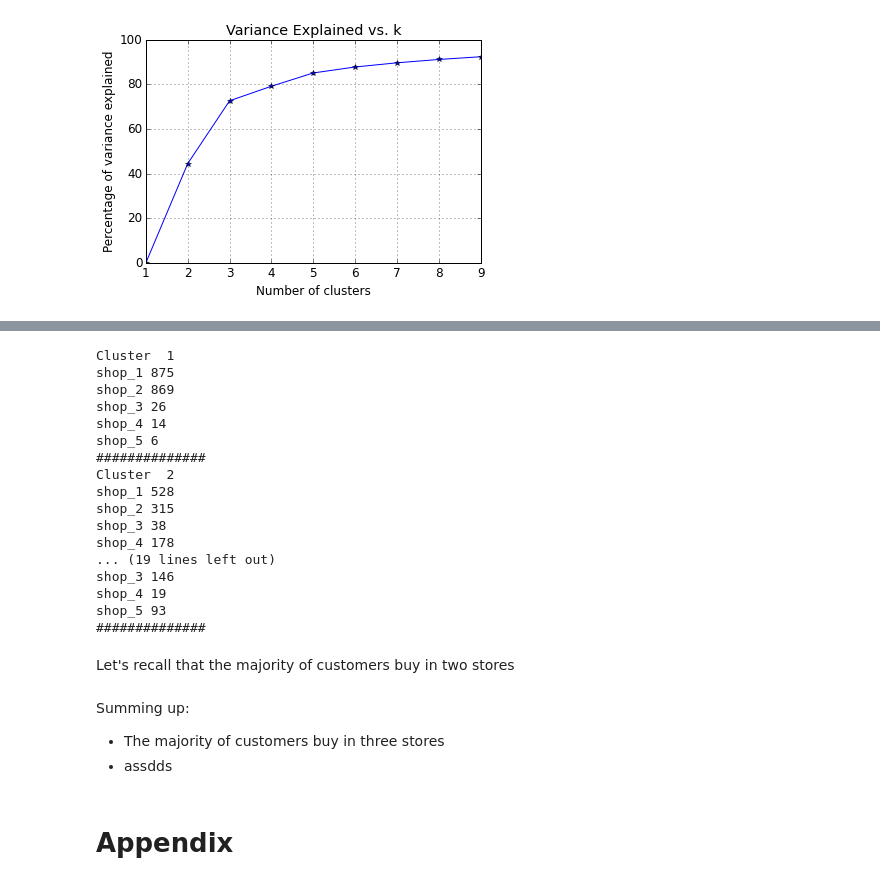
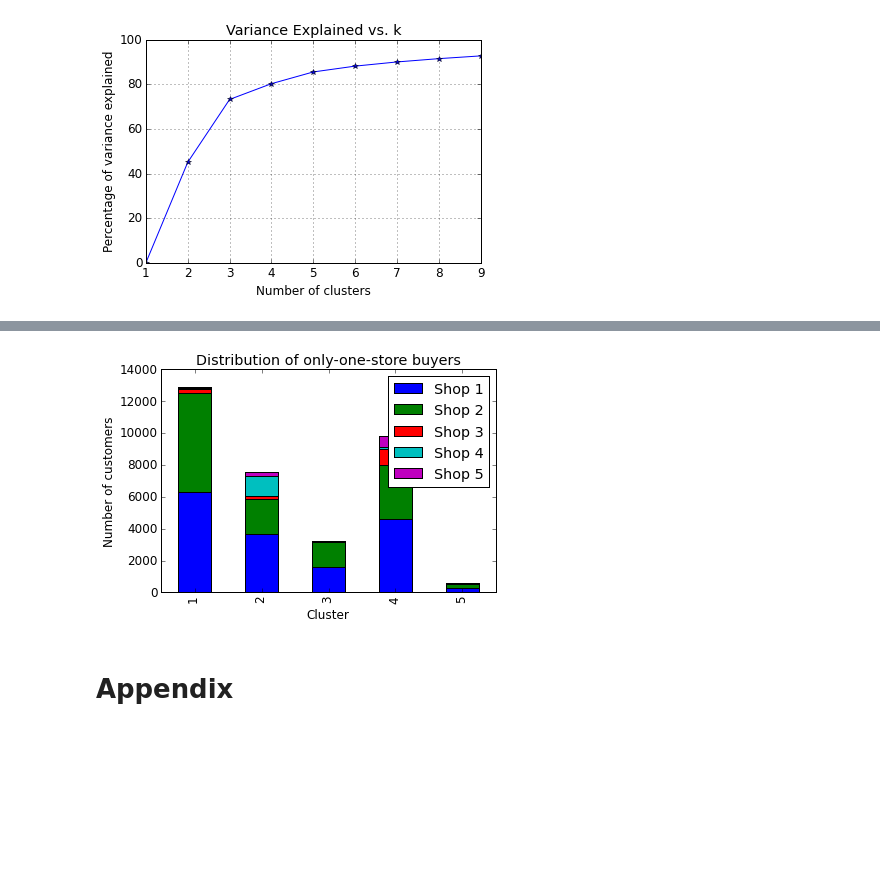
Before and after one commit to rcuevass/clustering_PCA_marketing, a Jupyter notebook: Store range effect in purchase.ipynb, the cells around one changed output, grey strips where cells are left out. Cells and saved outputs as stored; diff of their text form; code cells hidden in the pictures; blank space fills up the shorter version.

```diff
--- a/Store range effect in purchase.ipynb
+++ b/Store range effect in purchase.ipynb
@@ -773,8 +770,0 @@ df_clusters.head()
-# %%
-for m in range(1,num_clusters+1):
-    print "Cluster " , m
-    for k in range(1,6):
-        text = 'shop_' + str(k)
-        print text, df_clusters[(df_clusters.cluster == m) &
-                                     (df_clusters['shop_'+str(k)] != 0 )].shape[0]
-    print "#######"*2
@@ -799,27 +770,0 @@ shop_5 10
-# %%
-for m in range(1,num_clusters+1):
-    print "Cluster " , m
-    for k in range(1,6):
-        text = 'shop_' + str(k)
-
-        #print text, df_clusters[(df_clusters.cluster == m) & (df_clusters[text] != 0 )].shape[0]
-        print text, df_clusters[(df_clusters.cluster == m) & (df_clusters[text] != 0 )].shape[0]
-    print "#######"*2
-# %% [output]
-Cluster  1
-shop_1 875
-shop_2 869
-shop_3 26
-shop_4 14
-shop_5 6
-##############
-Cluster  2
-shop_1 528
-shop_2 315
-shop_3 38
-shop_4 178
-... (19 lines left out)
-shop_3 146
-shop_4 19
-shop_5 93
-##############
@@ -832,6 +770,0 @@ plt.show()
-# %% [markdown]
-Let's recall that the majority of customers buy in two stores
-# %% [markdown]
-Summing up:
-* The majority of customers buy in three stores
-* assdds
@@ -932,3 +771,28 @@ print sum((data[text_] != 0.))
+# %%
+matrix_clusters = np.zeros((5,5))
+for m in range(num_clusters):
+    #print "Cluster " , m+1
+    for k in range(5):
+        text = 'shop_' + str(k+1)
+        sum_ = sum((df_clusters.cluster == m+1) & (df_clusters['shop_'+str(k+1)] != 0 ))
+        #print text, sum_
+        matrix_clusters[m,k] = sum_
+    #print "#######"*2
+
+
+df = pd.DataFrame()
+for k in range(5):
+    df['Shop ' + str(k+1)] = matrix_clusters[:,k]
+df.index = range(1,6) #['Cluster '+ str(i) for i in range(1,6)]
+
+
+df.plot(kind='bar',
+           title='Distribution of only-one-store buyers',stacked=True)
+plt.xlabel('Cluster')
+plt.ylabel('Number of customers')
+plt.show()
+# %% [output]
+[figure, added]
 # %% [markdown]
 # Appendix
 # %%
```
Also changed, not shown: parts of 36 cells of this notebook.
